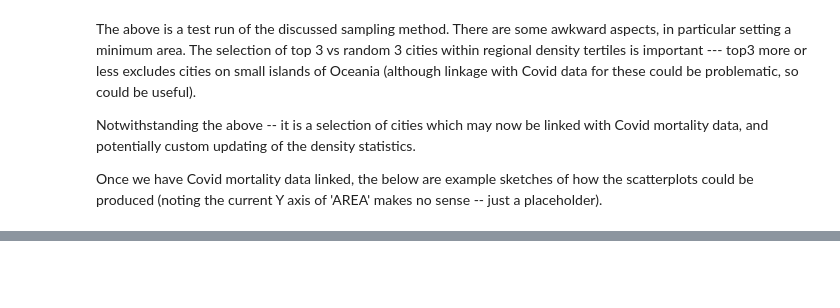
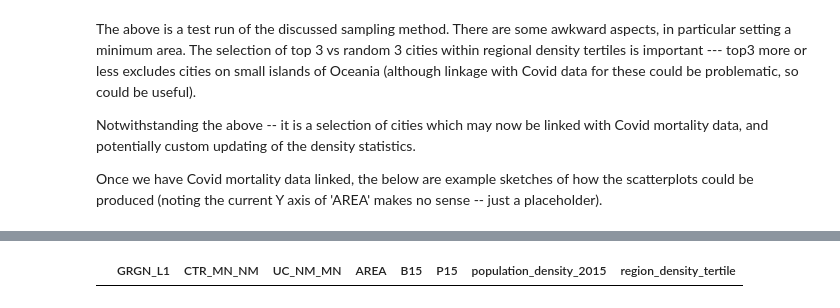
Before and after one commit to carlhiggs/urban_density_covid_linkage, a Jupyter notebook: Population and region data linkage.ipynb, the cells around one changed output, grey strips where cells are left out. Cells and saved outputs as stored; diff of their text form; code cells hidden in the pictures; blank space fills up the shorter version.

```diff
--- a/Population and region data linkage.ipynb
+++ b/Population and region data linkage.ipynb
@@ -136,0 +216,7 @@ sample.to_csv('GHS - sampled_city_population_density_tertiles_by_region.csv', en
+# %%
+# Even the US data is problematic, unless grouped by province....
+
+sample.loc[(sample['CTR_MN_NM']=='US') &
+           (sample['UC_NM_MN'].isin(df['Admin2']))]
+# %% [output]
+|  | GRGN_L1 | CTR_MN_NM | UC_NM_MN | AREA | B15 | P15 | population_density_2015 | region_density_tertile |
```
Also changed, not shown: parts of 10 cells of this notebook.
